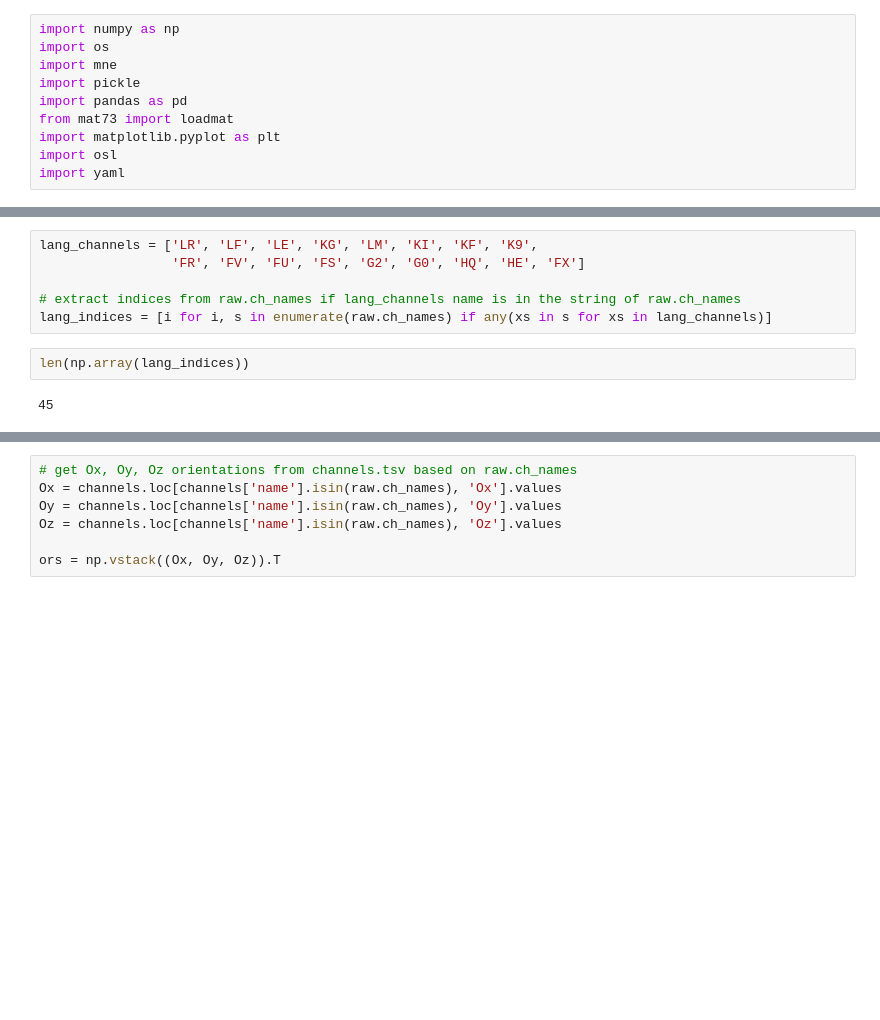
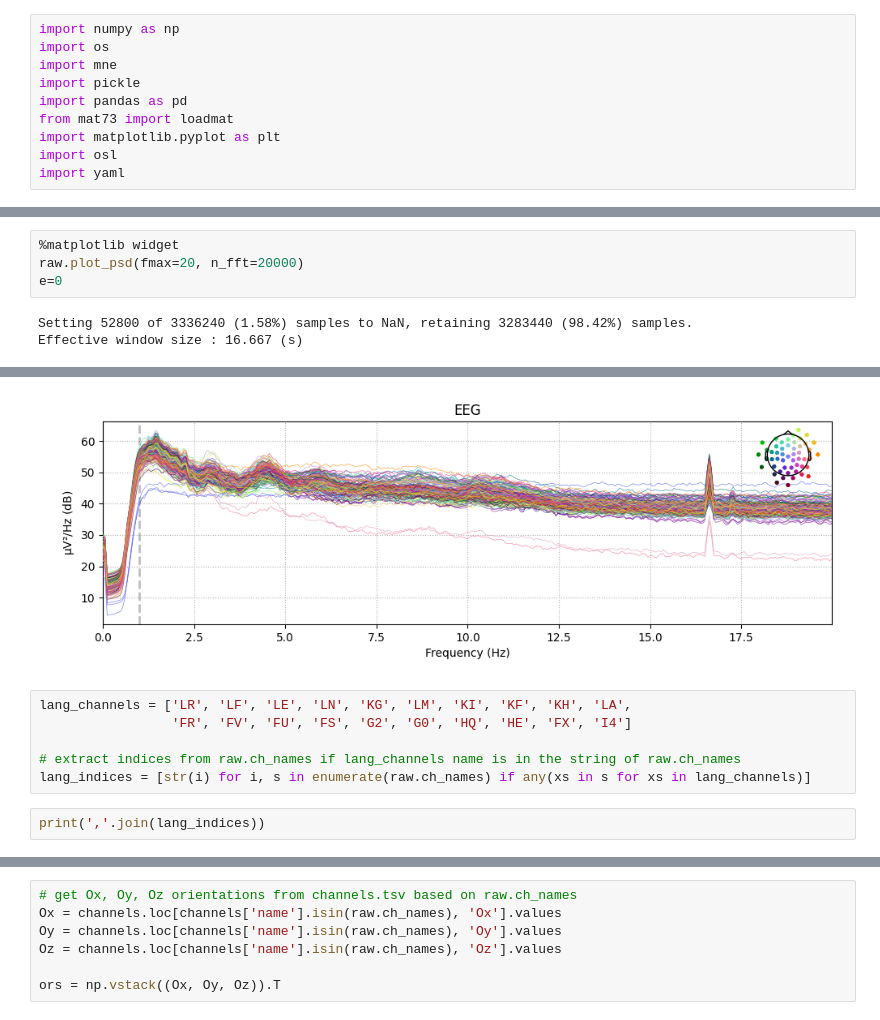
Before and after one commit to ricsinaruto/MEG-transfer-decoding, a Jupyter notebook: notebooks/opm_mfc.ipynb, the cells around one changed output, grey strips where cells are left out. Cells and saved outputs as stored; diff of their text form; blank space fills up the shorter version.

```diff
--- a/notebooks/opm_mfc.ipynb
+++ b/notebooks/opm_mfc.ipynb
@@ -14,0 +26,7 @@ raw_old = mne.io.read_raw_fif(path, preload=True)
+# %%
+%matplotlib widget
+raw.plot_psd(fmax=20, n_fft=20000)
+e=0
+# %% [output]
+Setting 52800 of 3336240 (1.58%) samples to NaN, retaining 3283440 (98.42%) samples.
+Effective window size : 16.667 (s)
@@ -15,12 +36,11 @@ raw_old = mne.io.read_raw_fif(path, preload=True)
+[figure, added]
 # %%
-lang_channels = ['LR', 'LF', 'LE', 'KG', 'LM', 'KI', 'KF', 'K9',
-                 'FR', 'FV', 'FU', 'FS', 'G2', 'G0', 'HQ', 'HE', 'FX']
+lang_channels = ['LR', 'LF', 'LE', 'LN', 'KG', 'LM', 'KI', 'KF', 'KH', 'LA',
+                 'FR', 'FV', 'FU', 'FS', 'G2', 'G0', 'HQ', 'HE', 'FX', 'I4']
 
 # extract indices from raw.ch_names if lang_channels name is in the string of raw.ch_names
-lang_indices = [i for i, s in enumerate(raw.ch_names) if any(xs in s for xs in lang_channels)]
+lang_indices = [str(i) for i, s in enumerate(raw.ch_names) if any(xs in s for xs in lang_channels)]
-# %%
-len(np.array(lang_indices))
-# %% [output]
-45
+# %%
+print(','.join(lang_indices))
 # %%
 raw.plot_sensors(show_names=True)
```
Also changed, not shown: parts of 9 cells of this notebook, 47 other files.
